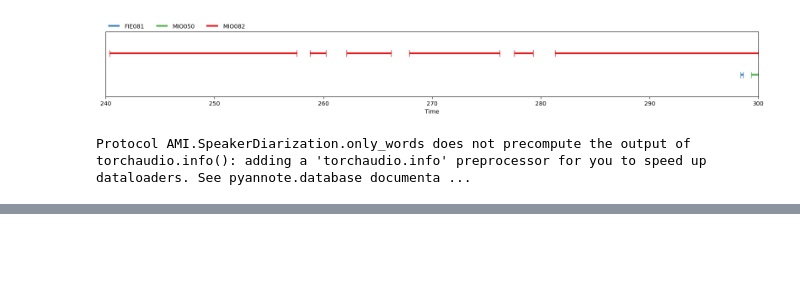
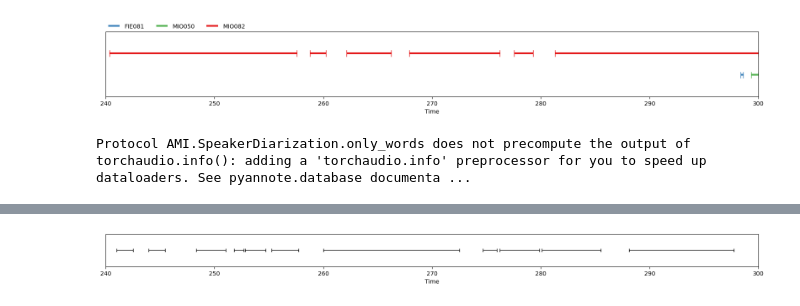
Before and after one commit to wuxiaohui9707/Cow-Audio-Detection, a Jupyter notebook: voice_detection.ipynb, the cells around one changed output, grey strips where cells are left out. Cells and saved outputs as stored; diff of their text form; code cells hidden in the pictures; blank space fills up the shorter version.

```diff
--- a/voice_detection.ipynb
+++ b/voice_detection.ipynb
@@ -52,0 +238,4 @@ RuntimeError: Expected all tensors to be on the same device, but found at least
+# %%
+expected_output
+# %% [output]
+[figure, added]
```
Also changed, not shown: parts of 22 cells of this notebook, 5 other files.
